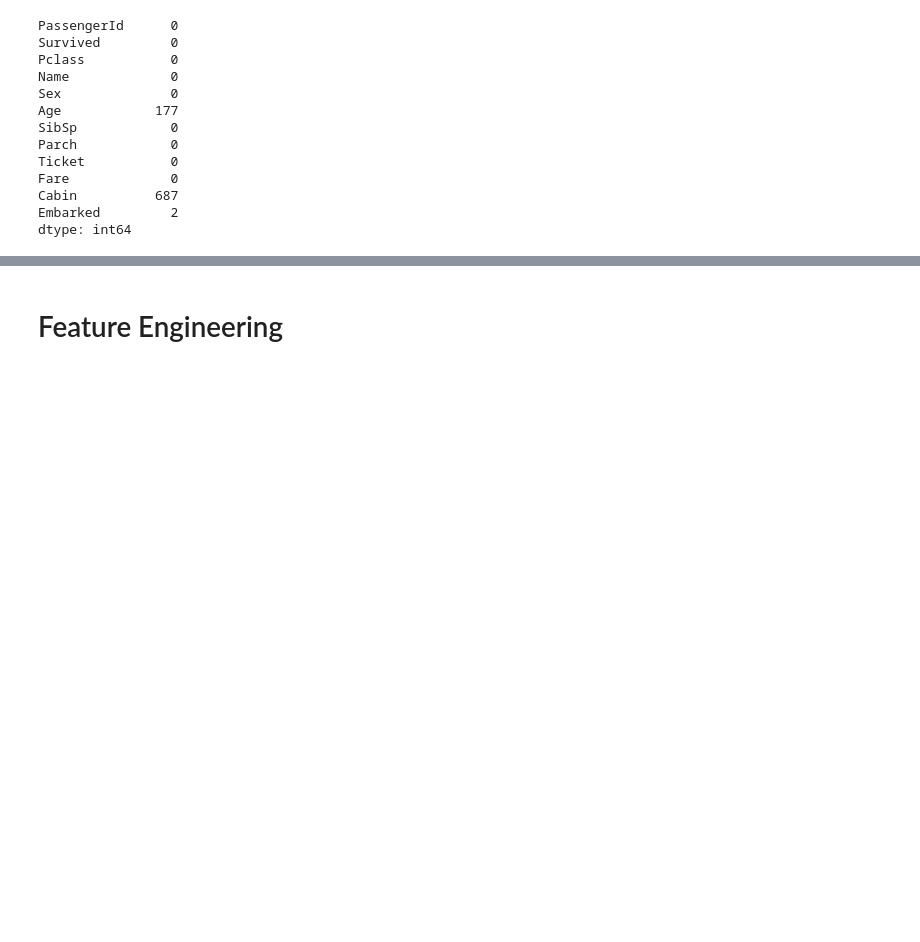
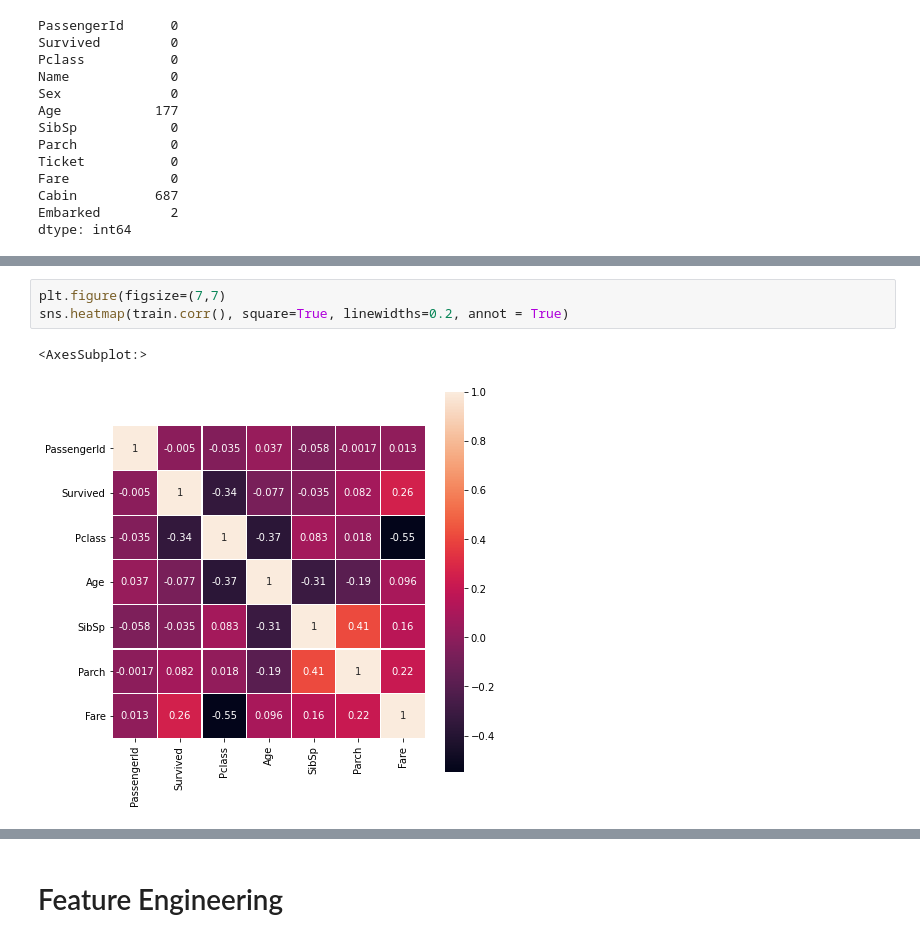
Before and after one commit to srpanchal/titanic-kaggle-Machine-Learning, a Jupyter notebook: titanic.ipynb, the cells around one changed output, grey strips where cells are left out. Drawn from its saved outputs; the diff is of its cells as text; blank space fills up the shorter version.

```diff
--- a/titanic.ipynb
+++ b/titanic.ipynb
@@ -59,0 +72,6 @@ dtype: int64
+# %%
+plt.figure(figsize=(7,7)
+sns.heatmap(train.corr(), square=True, linewidths=0.2, annot = True)
+# %% [output]
+<AxesSubplot:>
+[figure, added]
```
Also changed, not shown: parts of 24 cells of this notebook.
